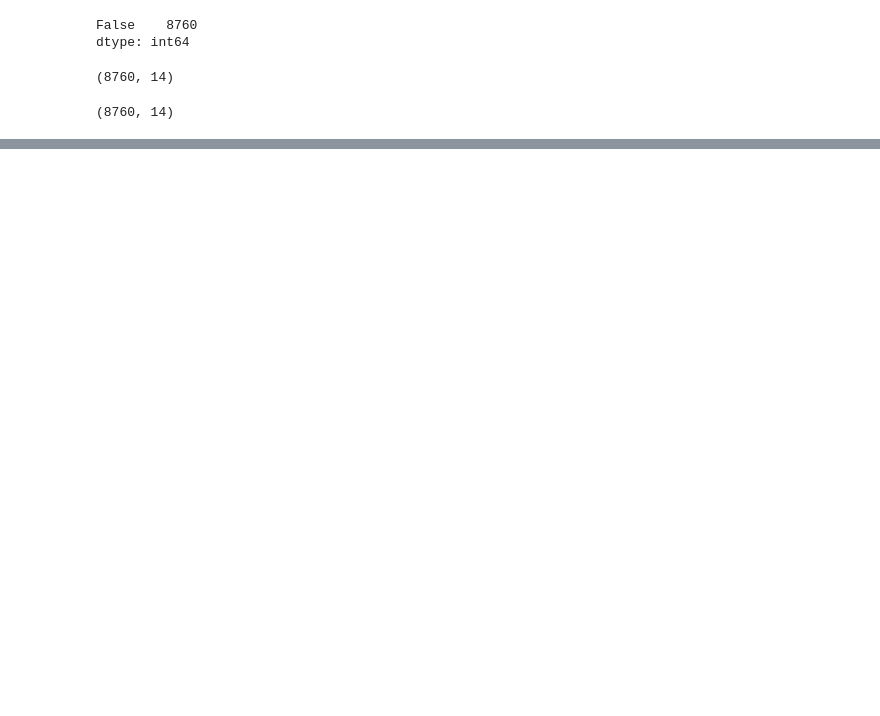
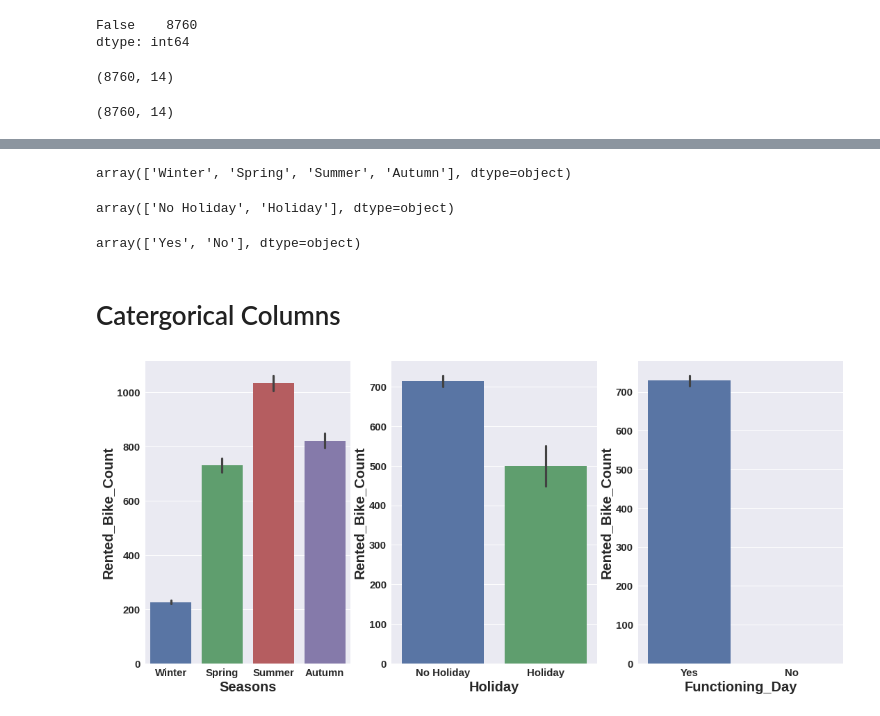
Before and after one commit to ask-kawade/-Bike-Sharing-Demand-Prediction-Project, a Jupyter notebook: Copy_of_Bike_Sharing_Demand_Prediction_Capstone_Project.ipynb, the cells around one changed output, grey strips where cells are left out. Drawn from its saved outputs; the diff is of its cells as text; code cells hidden in the pictures; blank space fills up the shorter version.

```diff
--- a/Copy_of_Bike_Sharing_Demand_Prediction_Capstone_Project.ipynb
+++ b/Copy_of_Bike_Sharing_Demand_Prediction_Capstone_Project.ipynb
@@ -148,0 +235,14 @@ bike_df.shape
+# %%
+bike_df['Seasons'].unique()
+# %% [output]
+array(['Winter', 'Spring', 'Summer', 'Autumn'], dtype=object)
+# %%
+bike_df['Holiday'].unique()
+# %% [output]
+array(['No Holiday', 'Holiday'], dtype=object)
+# %%
+bike_df['Functioning_Day'].unique()
+# %% [output]
+array(['Yes', 'No'], dtype=object)
+# %% [markdown]
+# Catergorical Columns
@@ -148,0 +251,7 @@ bike_df.shape
+# %%
+fig, ax = plt.subplots(nrows=1, ncols=3, figsize=(18,8))
+sns.barplot(data=bike_df, x=bike_df['Seasons'],y=bike_df['Rented_Bike_Count'], ax=ax[0])
+sns.barplot(data=bike_df, x=bike_df['Holiday'],y=bike_df['Rented_Bike_Count'], ax=ax[1]);
+sns.barplot(data=bike_df, x=bike_df['Functioning_Day'],y=bike_df['Rented_Bike_Count'], ax=ax[2]);
+# %% [output]
+[figure, added]
```
Also changed, not shown: parts of 40 cells of this notebook.
